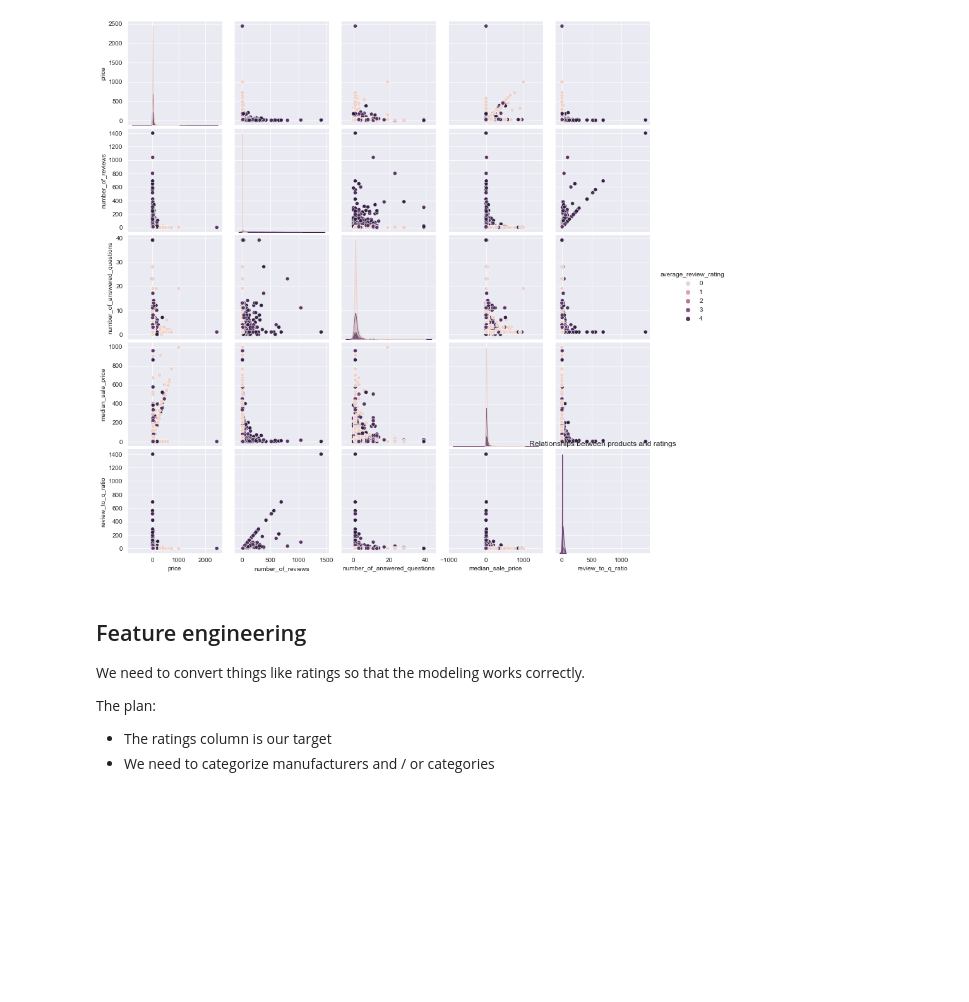
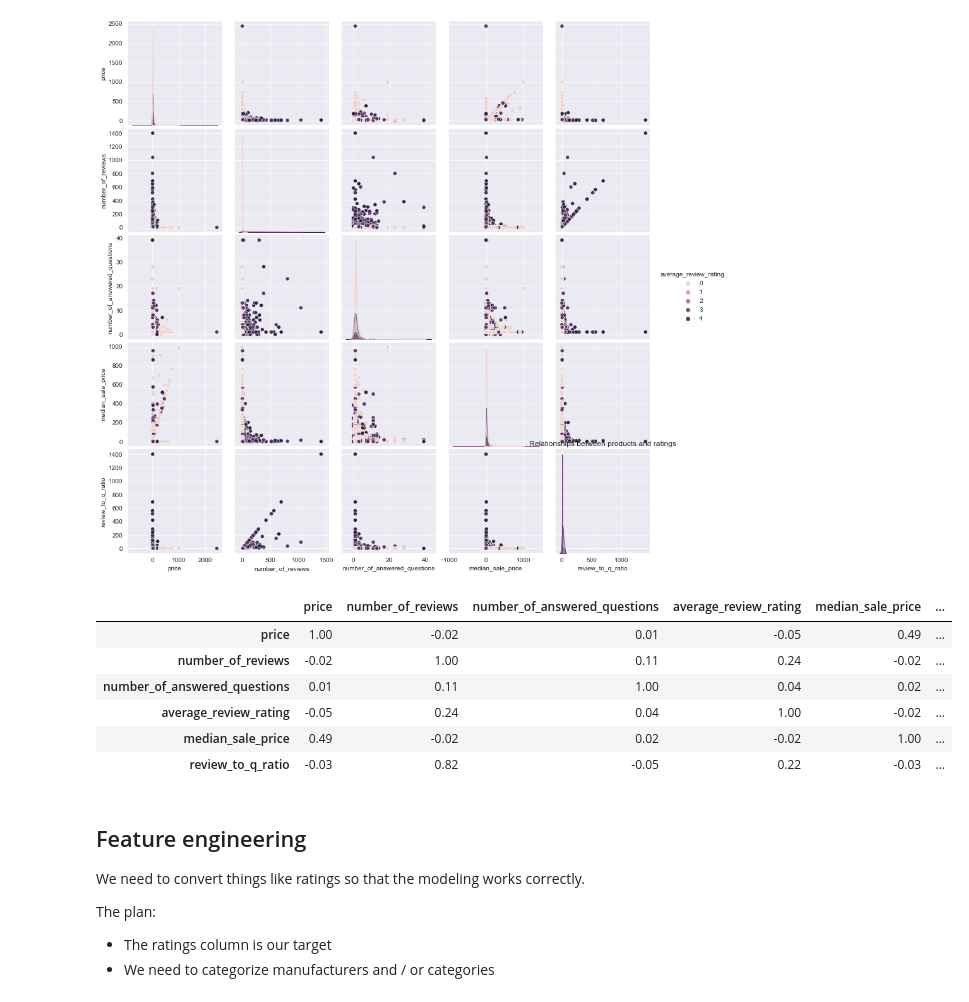
Before and after one commit to cotica/capstone, a Jupyter notebook: code/Amazon-order-history-EDA.ipynb, the cells around one changed output. Saved outputs shown, nothing was run; the diff lists cells and outputs as text; code cells hidden in the pictures; blank space fills up the shorter version.

```diff
--- a/code/Amazon-order-history-EDA.ipynb
+++ b/code/Amazon-order-history-EDA.ipynb
@@ -669,3 +667,15 @@ plt.savefig('../assets/pairplot.jpg')
+# %%
+#corr
+corr = ecom.corr()
+corr.round(2)
+# %% [output]
+|  | price | number_of_reviews | number_of_answered_questions | average_review_rating | median_sale_price | ... |
+| price | 1.00 | -0.02 | 0.01 | -0.05 | 0.49 | ... |
+| number_of_reviews | -0.02 | 1.00 | 0.11 | 0.24 | -0.02 | ... |
+| number_of_answered_questions | 0.01 | 0.11 | 1.00 | 0.04 | 0.02 | ... |
+| average_review_rating | -0.05 | 0.24 | 0.04 | 1.00 | -0.02 | ... |
+| median_sale_price | 0.49 | -0.02 | 0.02 | -0.02 | 1.00 | ... |
+| review_to_q_ratio | -0.03 | 0.82 | -0.05 | 0.22 | -0.03 | ... |
 # %% [markdown]
 ## Feature engineering
 
```
Also changed, not shown: parts of 1 cell of this notebook, 3 other files.
